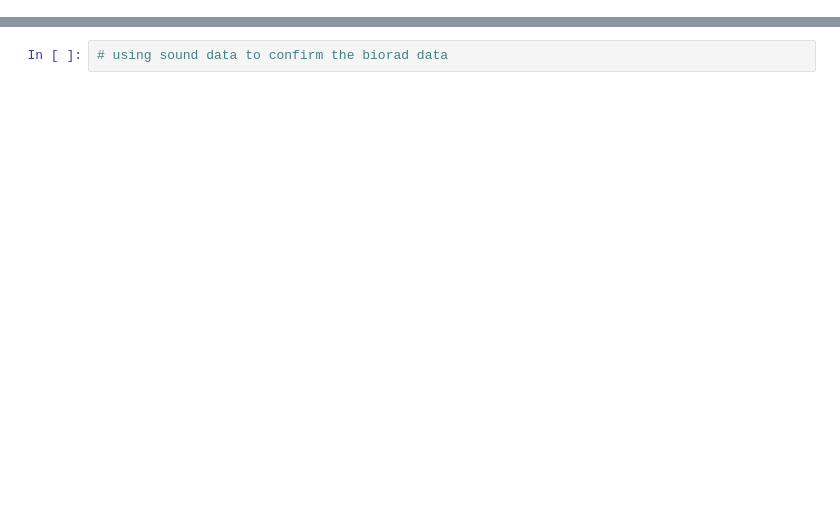
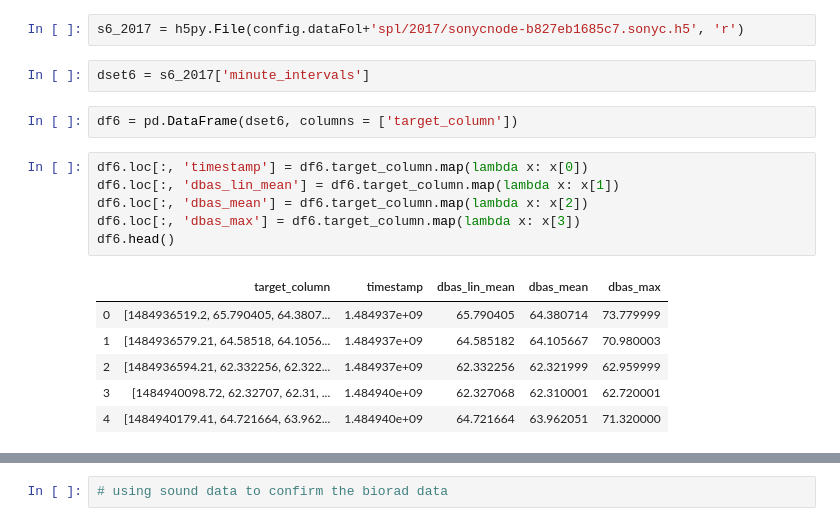
Before and after one commit to meiguan/urban_birds, a Jupyter notebook: explore/exploring_spl_data.ipynb, the cells around one changed output, grey strips where cells are left out. Drawn from its saved outputs; the diff is of its cells as text; blank space fills up the shorter version.

```diff
--- a/explore/exploring_spl_data.ipynb
+++ b/explore/exploring_spl_data.ipynb
@@ -42,0 +310,19 @@ datetime.datetime.fromtimestamp(h5['minute_intervals'][0][0]).strftime('%Y-%m-%d
+# %%
+s6_2017 = h5py.File(config.dataFol+'spl/2017/sonycnode-b827eb1685c7.sonyc.h5', 'r')
+# %%
+dset6 = s6_2017['minute_intervals']
+# %%
+df6 = pd.DataFrame(dset6, columns = ['target_column'])
+# %%
+df6.loc[:, 'timestamp'] = df6.target_column.map(lambda x: x[0])
+df6.loc[:, 'dbas_lin_mean'] = df6.target_column.map(lambda x: x[1])
+df6.loc[:, 'dbas_mean'] = df6.target_column.map(lambda x: x[2])
+df6.loc[:, 'dbas_max'] = df6.target_column.map(lambda x: x[3])
+df6.head()
+# %% [output]
+|  | target_column | timestamp | dbas_lin_mean | dbas_mean | dbas_max |
+| 0 | [1484936519.2, 65.790405, 64.3807... | 1.484937e+09 | 65.790405 | 64.380714 | 73.779999 |
+| 1 | [1484936579.21, 64.58518, 64.1056... | 1.484937e+09 | 64.585182 | 64.105667 | 70.980003 |
+| 2 | [1484936594.21, 62.332256, 62.322... | 1.484937e+09 | 62.332256 | 62.321999 | 62.959999 |
+| 3 | [1484940098.72, 62.32707, 62.31, ... | 1.484940e+09 | 62.327068 | 62.310001 | 62.720001 |
+| 4 | [1484940179.41, 64.721664, 63.962... | 1.484940e+09 | 64.721664 | 63.962051 | 71.320000 |
```
Also changed, not shown: parts of 72 cells of this notebook, 1 other file.
